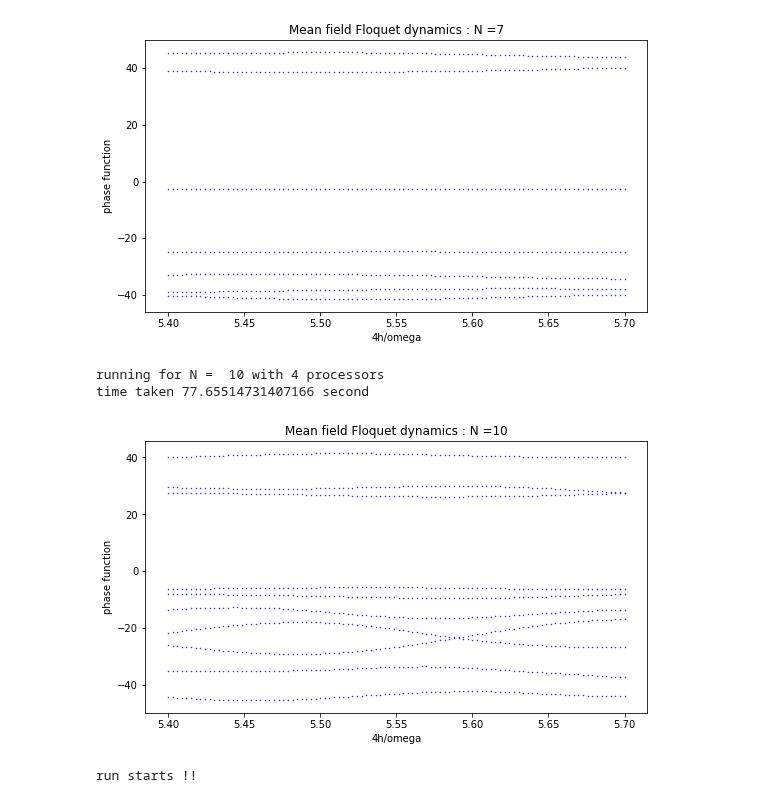
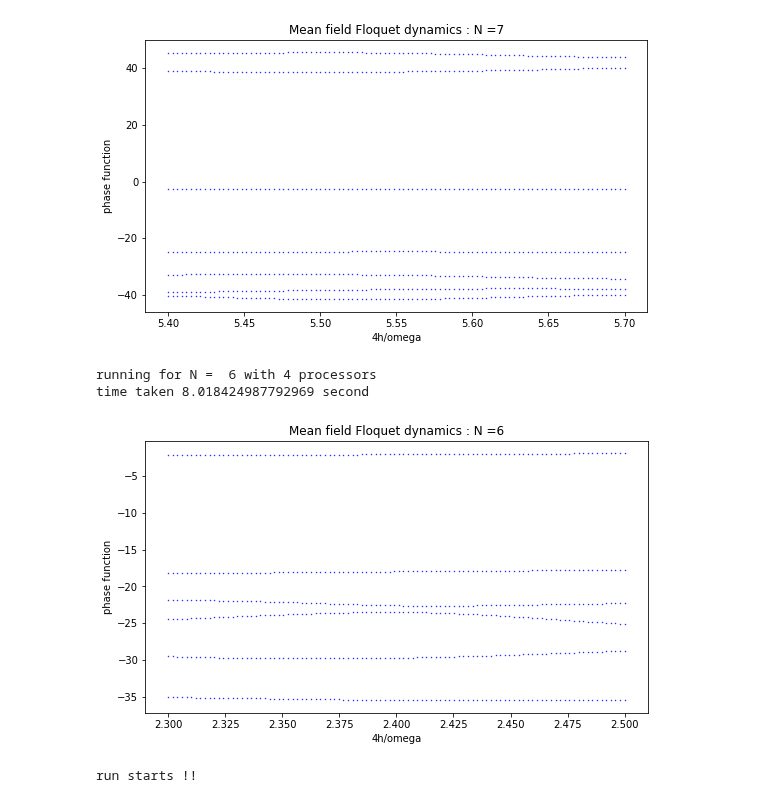
Before and after one commit to SuperStarCZ/floquet_theory, a Jupyter notebook: copy_all_in1_floquet_mfd_lmg.ipynb, the cells around one changed output. Saved outputs shown, nothing was run; the diff lists cells and outputs as text; code cells hidden in the pictures.

Commit message:
multi processor code doen for specific path

```diff
--- a/copy_all_in1_floquet_mfd_lmg.ipynb
+++ b/copy_all_in1_floquet_mfd_lmg.ipynb
@@ -189,13 +189,13 @@ import time
 
 start = time.time()
 
-N = 10
+N = 6
 h0 = 0.1
 omega = 40.0
 w = omega
 tsteps = 1000
 hsteps = 100
-hs = np.linspace(54.0,57.0,hsteps)
+hs = np.linspace(23,25,hsteps)
 ampp = (np.ones((N,len(hs))) * hs).T
 psi = np.eye(N) + 1j * np.zeros((N,N))
 floqEvolution_mat = np.zeros((N,N)) + 1j * np.zeros((N,N))
@@ -224,36 +224,36 @@ def floq_evolv(psi,H0,H1,h,w):
         floqEvolution_mat[m] = psi_t[-1]
     evals, evecs = eig(floqEvolution_mat)
     phasefunc = 1j * 2.303 * np.log(evals + 1j * 0) * omega/(2 * np.pi)
     return phasefunc.real
 
 if __name__ == '__main__':
     nprocs = 4
     p = Pool(processes = nprocs)
     print("running for N = ", N, "with",nprocs,"processors")
     start = time.time()
 
     s = -0.5 + (1./N) * np.arange(N)
     H0 =  np.diagflat(0.5 * (N * s) ** 2.0)
 
     sup_diag = np.array([np.sqrt((N/2)*(1. + N/2) - N**2 * s[i] * s[i+1]) for i in range(N-1)])
     sub_diag = np.array([np.sqrt((N/2)*(1. + N/2) - N**2 * s[i] * s[i-1]) for i in range(N-1)])
     H1 = np.diagflat(sup_diag, k=1) + np.diagflat(sub_diag, k=-1)
 
     data = p.starmap(floq_evolv,[(psi,H0,H1,h,w) for h in hs])
 
     print('time taken',time.time()-start,'second')
 
     plt.figure(figsize = (9,5))
     for xx in np.arange(len(hs)):
         plt.scatter(4 * ampp[xx]/omega, data[xx], color = 'blue', marker='.', s = 0.8)
     plt.title(title)
     plt.xlabel("4h/omega")
     plt.ylabel("phase function")
     plt.show()
 # %% [output]
-running for N =  10 with 4 processors
-time taken 77.65514731407166 second
+running for N =  6 with 4 processors
+time taken 8.018424987792969 second
-[figure, old version]
+[figure, new version]
 # %%
 # specific phase function path
 
```
Also changed, not shown: parts of 2 cells of this notebook.
